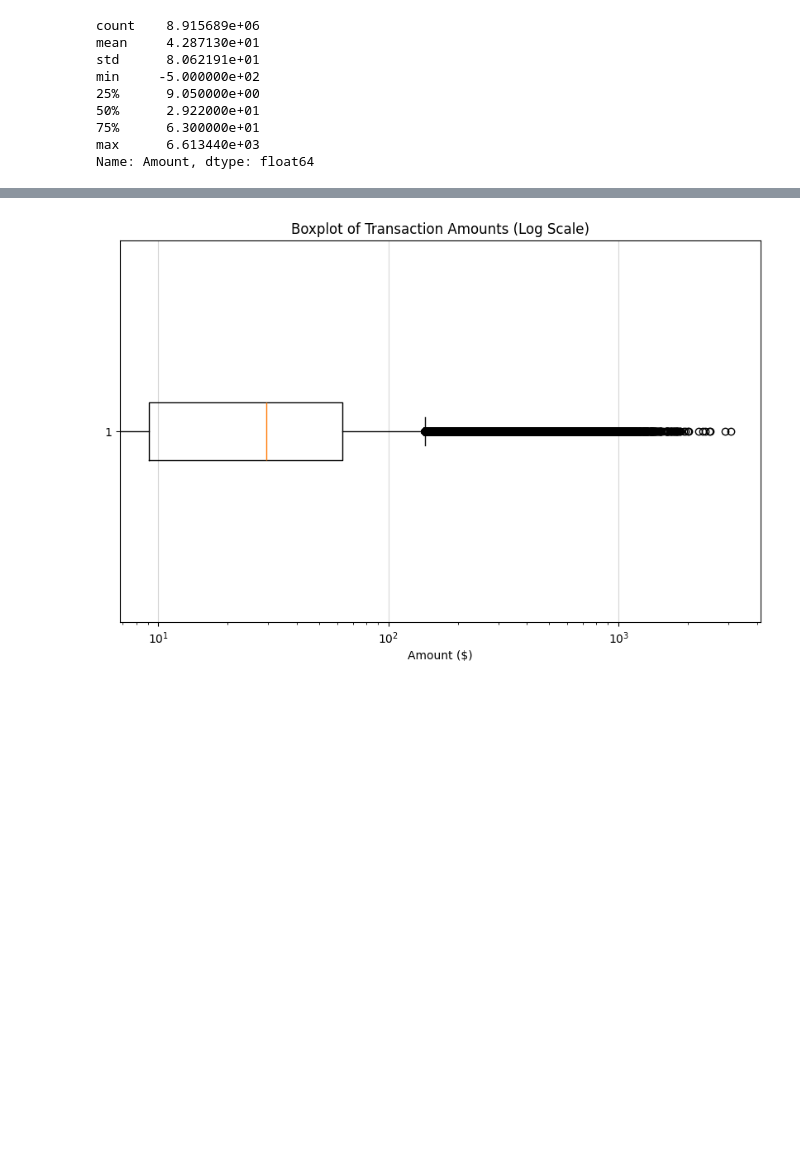
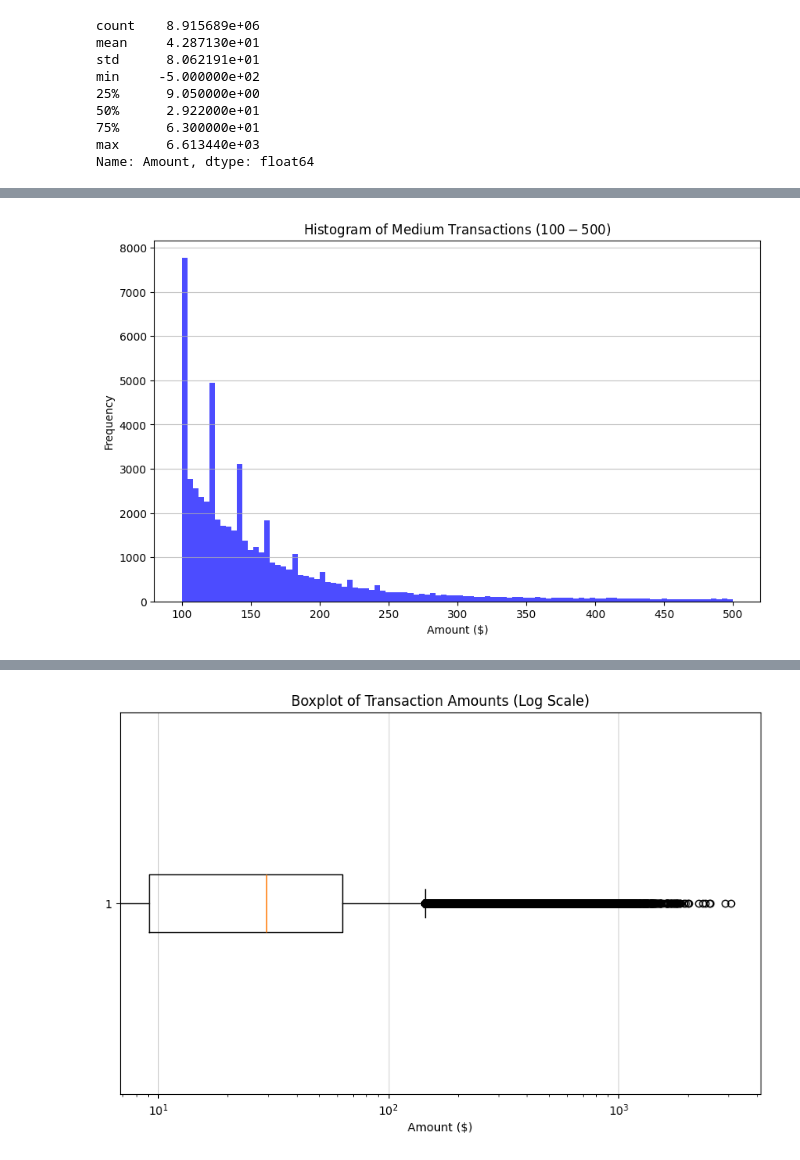
Before and after one commit to Rodney864/Datamining, a Jupyter notebook: FinancialData.ipynb/FinancialData.ipynb, the cells around one changed output, grey strips where cells are left out. Saved outputs shown, nothing was run; the diff lists cells and outputs as text; code cells hidden in the pictures; blank space fills up the shorter version.

```diff
--- a/FinancialData.ipynb/FinancialData.ipynb
+++ b/FinancialData.ipynb/FinancialData.ipynb
@@ -251,0 +252,11 @@ plt.show()
+# %%
+# A histogram of medium transaction amounts
+plt.figure(figsize=(10,6))
+plt.hist(sample_df['Amount'], bins=100, range=(100,500), color='blue', alpha=0.7)
+plt.title('Histogram of Medium Transactions ($100-$500)')
+plt.xlabel('Amount ($)')
+plt.ylabel('Frequency')
+plt.grid(axis='y', alpha=0.75)
+plt.show()
+# %% [output]
+[figure, added]
```
Also changed, not shown: parts of 12 cells of this notebook.
